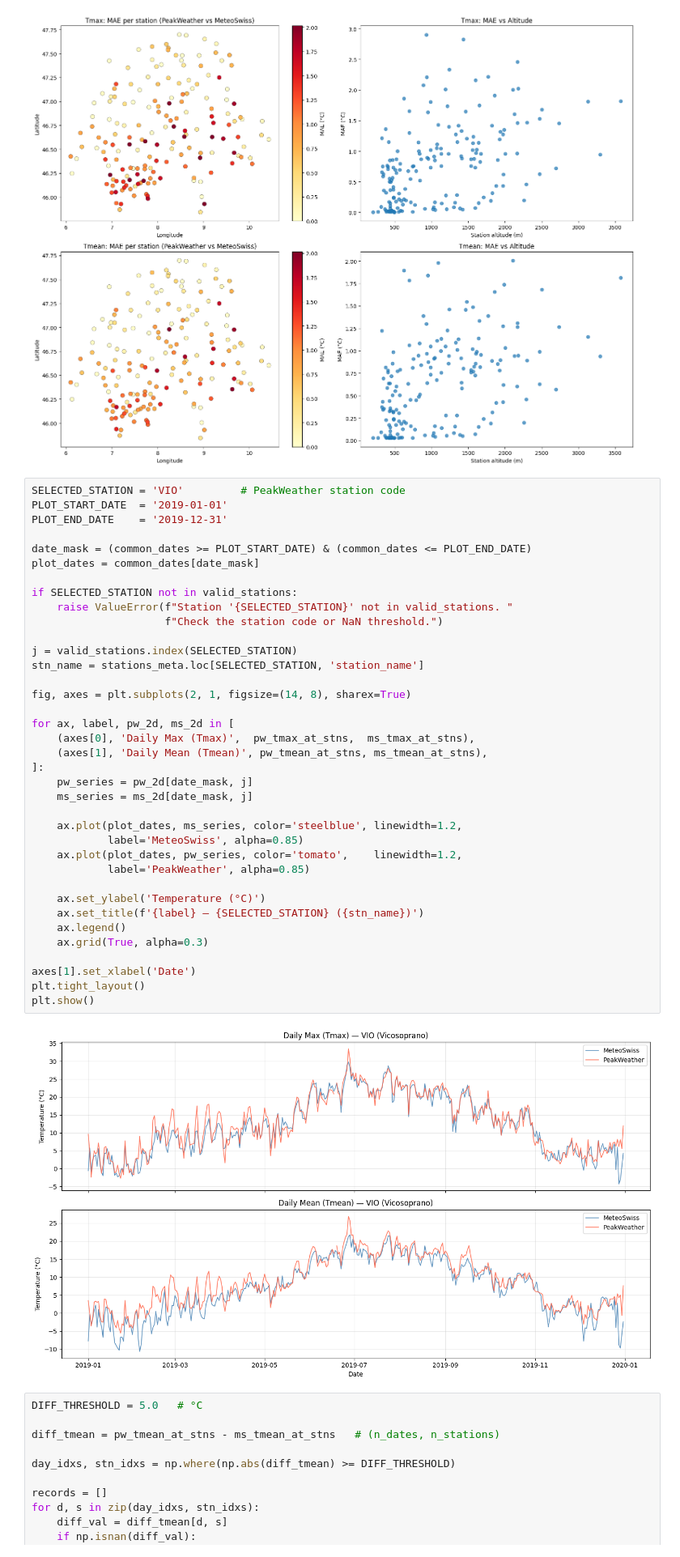
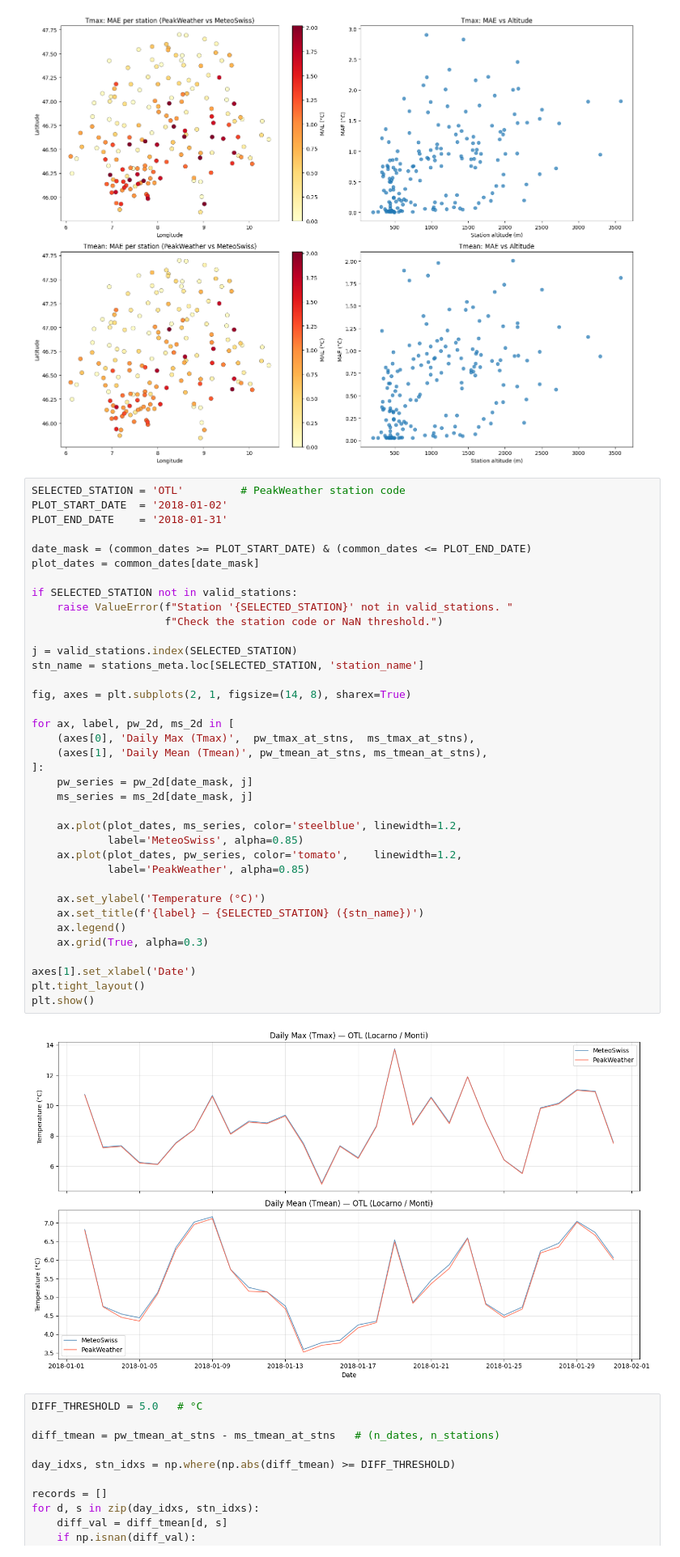
Before and after one commit to adrienpaolini/convNPClimate, a Jupyter notebook: Meteoswiss_datasets_comparison.ipynb, the cells around one changed output. Shown at 81% size. Cells and saved outputs as stored; diff of their text form.

```diff
--- a/Meteoswiss_datasets_comparison.ipynb
+++ b/Meteoswiss_datasets_comparison.ipynb
@@ -304,9 +304,9 @@ plt.show()
 # %% [output]
 [figure]
 # %%
-SELECTED_STATION = 'VIO'         # PeakWeather station code
-PLOT_START_DATE  = '2019-01-01'
-PLOT_END_DATE    = '2019-12-31'
+SELECTED_STATION = 'OTL'         # PeakWeather station code
+PLOT_START_DATE  = '2018-01-02'
+PLOT_END_DATE    = '2018-01-31'
 
 date_mask = (common_dates >= PLOT_START_DATE) & (common_dates <= PLOT_END_DATE)
 plot_dates = common_dates[date_mask]
@@ -314,34 +314,34 @@ plot_dates = common_dates[date_mask]
 if SELECTED_STATION not in valid_stations:
     raise ValueError(f"Station '{SELECTED_STATION}' not in valid_stations. "
                      f"Check the station code or NaN threshold.")
 
 j = valid_stations.index(SELECTED_STATION)
 stn_name = stations_meta.loc[SELECTED_STATION, 'station_name']
 
 fig, axes = plt.subplots(2, 1, figsize=(14, 8), sharex=True)
 
 for ax, label, pw_2d, ms_2d in [
     (axes[0], 'Daily Max (Tmax)',  pw_tmax_at_stns,  ms_tmax_at_stns),
     (axes[1], 'Daily Mean (Tmean)', pw_tmean_at_stns, ms_tmean_at_stns),
 ]:
     pw_series = pw_2d[date_mask, j]
     ms_series = ms_2d[date_mask, j]
 
     ax.plot(plot_dates, ms_series, color='steelblue', linewidth=1.2,
             label='MeteoSwiss', alpha=0.85)
     ax.plot(plot_dates, pw_series, color='tomato',    linewidth=1.2,
             label='PeakWeather', alpha=0.85)
 
     ax.set_ylabel('Temperature (°C)')
     ax.set_title(f'{label} — {SELECTED_STATION} ({stn_name})')
     ax.legend()
     ax.grid(True, alpha=0.3)
 
 axes[1].set_xlabel('Date')
 plt.tight_layout()
 plt.show()
 # %% [output]
-[figure, old version]
+[figure, new version]
 # %%
 DIFF_THRESHOLD = 5.0   # °C
 
```
Also changed, not shown: 39 other files.
